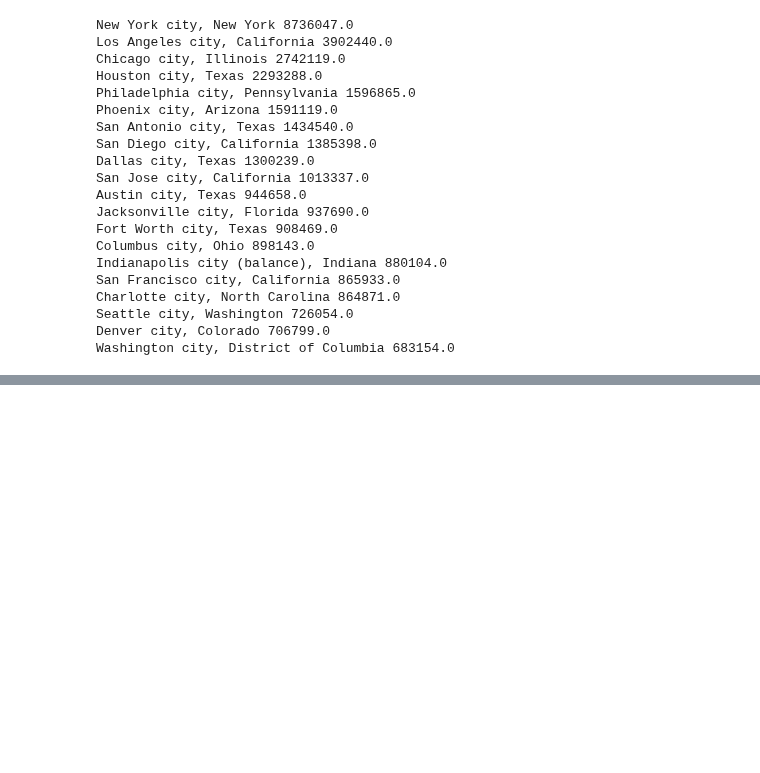
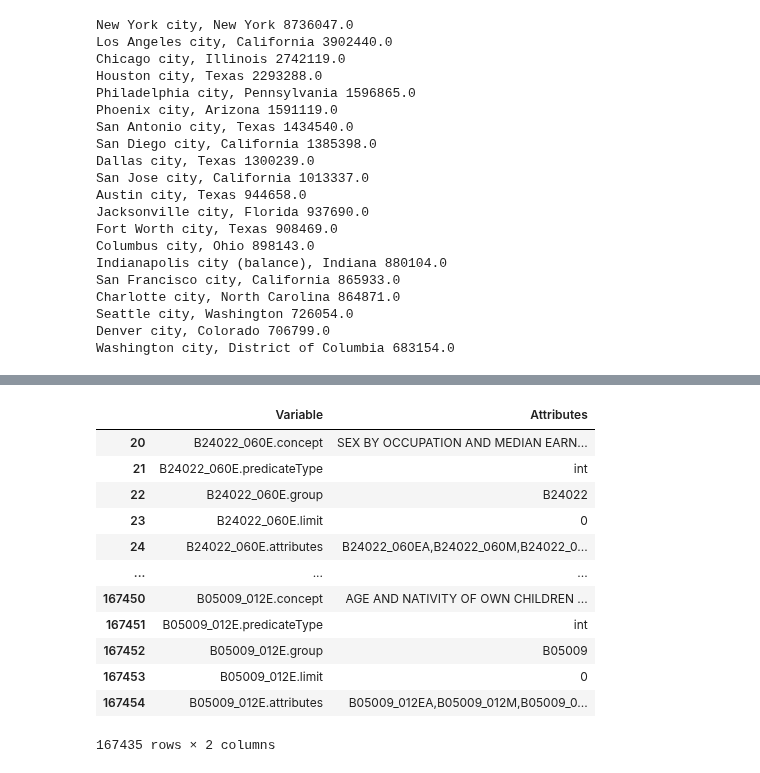
Before and after one commit to Somerville-2023/New-York-health-Inspection-Prediction, a Jupyter notebook: edwige_folder/census_explore.ipynb, the cells around one changed output, grey strips where cells are left out. Cells and saved outputs as stored; diff of their text form; code cells hidden in the pictures; blank space fills up the shorter version.

```diff
--- a/edwige_folder/census_explore.ipynb
+++ b/edwige_folder/census_explore.ipynb
@@ -147,0 +205,6 @@ Washington city, District of Columbia 683154.0
+# %%
+import requests
+import json
+
+response = requests.get('https://api.census.gov/data/2021/acs/acs5/variables.json')
+variables = response.json()['variables']
@@ -147,0 +231,12 @@ Washington city, District of Columbia 683154.0
+# %%
+# Normalize the JSON data
+df = json_normalize(variables)
+
+# Transpose the DataFrame as json_normalize returns a DataFrame with one row per entry in the original JSON data
+df = df.transpose()
+
+# Reset the index of the DataFrame if you want a default integer index
+df.reset_index(inplace=True)
+
+# Optionally, name the columns
+df.columns = ['Variable', 'Attributes']
@@ -147,0 +255,16 @@ Washington city, District of Columbia 683154.0
+# %%
+df[20:]
+# %% [output]
+|  | Variable | Attributes |
+| 20 | B24022_060E.concept | SEX BY OCCUPATION AND MEDIAN EARN... |
+| 21 | B24022_060E.predicateType | int |
+| 22 | B24022_060E.group | B24022 |
+| 23 | B24022_060E.limit | 0 |
+| 24 | B24022_060E.attributes | B24022_060EA,B24022_060M,B24022_0... |
+| ... | ... | ... |
+| 167450 | B05009_012E.concept | AGE AND NATIVITY OF OWN CHILDREN ... |
+| 167451 | B05009_012E.predicateType | int |
+| 167452 | B05009_012E.group | B05009 |
+| 167453 | B05009_012E.limit | 0 |
+| 167454 | B05009_012E.attributes | B05009_012EA,B05009_012M,B05009_0... |
+167435 rows × 2 columns
```
Also changed, not shown: parts of 13 cells of this notebook.
